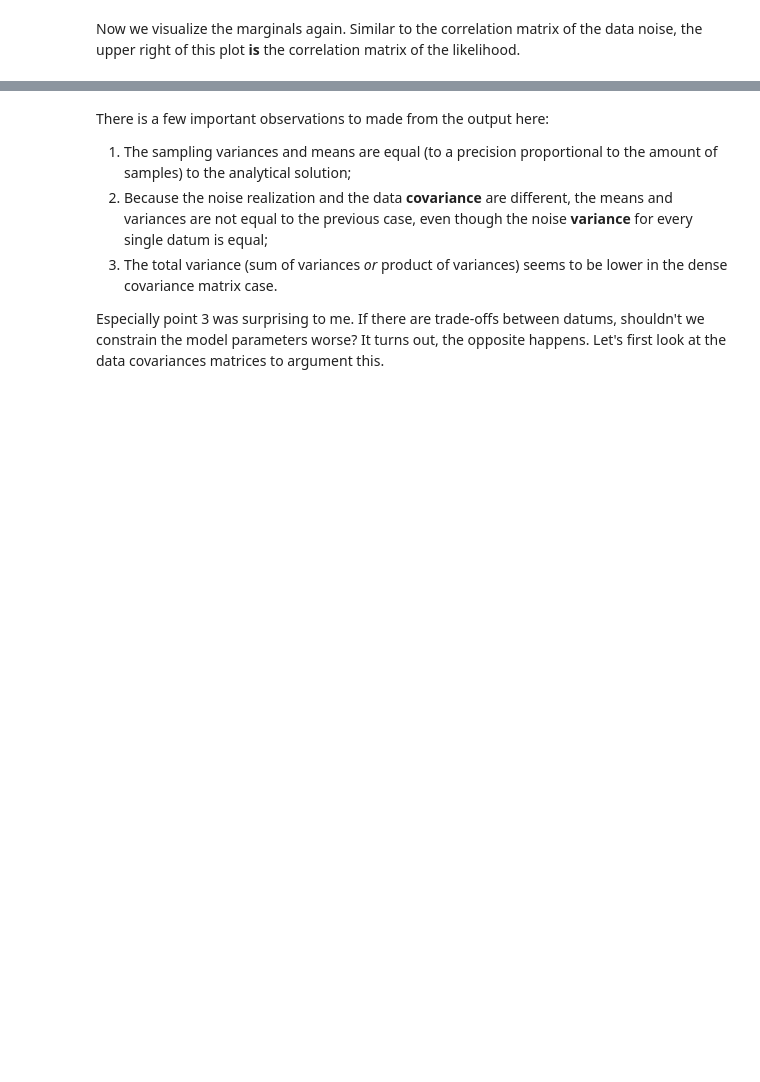
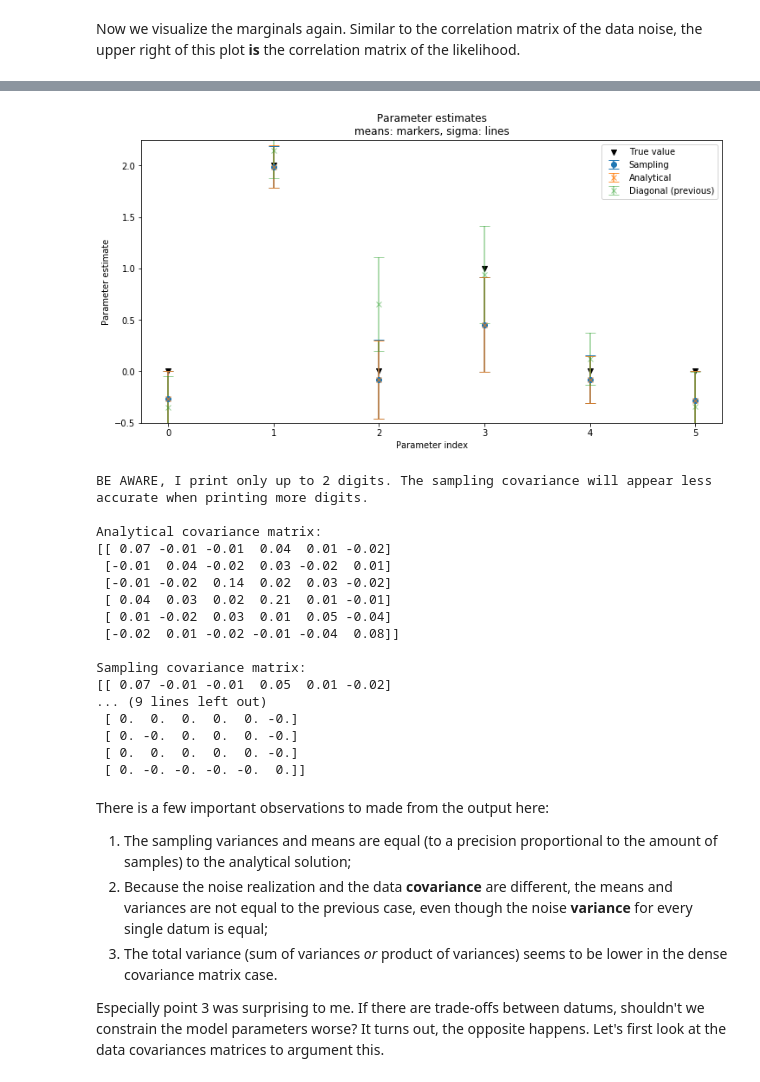
Before and after one commit to larsgeb/hmclab, a Jupyter notebook: examples/notebooks/2 - Gaussian inverse problems - sparse forward operator.ipynb, the cells around one changed output, grey strips where cells are left out. Cells and saved outputs as stored; diff of their text form; code cells hidden in the pictures; blank space fills up the shorter version.

```diff
--- a/examples/notebooks/2 - Gaussian inverse problems - sparse forward operator.ipynb
+++ b/examples/notebooks/2 - Gaussian inverse problems - sparse forward operator.ipynb
@@ -391,11 +383,7 @@ KeyboardInterrupt:
 fig, ax = plt.subplots(figsize=(12, 6))
 
 ax.scatter(
-    numpy.arange(m_true.size),
-    m_true,
-    label="True value",
-    marker="v",
-    color="k",
+    numpy.arange(m_true.size), m_true, label="True value", marker="v", color="k",
 )
 
 ax.errorbar(
@@ -421,34 +409,53 @@ ax.errorbar(
     numpy.arange(MEAN.size),
     MEAN,
     yerr=numpy.diag(SIGMA),
     fmt="x",
     capsize=6,
     label="Diagonal (previous)",
     alpha=0.5,
 )
 
 ax.legend()
-ax.set_ylim([-.5, 2.25])
+ax.set_ylim([-0.5, 2.25])
 ax.set_ylabel("Parameter estimate")
 ax.set_xlabel("Parameter index")
 ax.set_title("Parameter estimates\nmeans: markers, sigma: lines")
 plt.show()
 
 print(
     "BE AWARE, I print only up to 2 digits. "
     "The sampling covariance will appear less "
     "accurate when printing more digits."
 )
 print()
 print("Analytical covariance matrix:")
 print(dense_COV)
 print()
 print("Sampling covariance matrix:")
 print(sampling_dense_COV)
 
 print()
 print("Difference:")
 print(sampling_dense_COV - dense_COV)
+# %% [output]
+[figure, added]
+BE AWARE, I print only up to 2 digits. The sampling covariance will appear less accurate when printing more digits.
+
+Analytical covariance matrix:
+[[ 0.07 -0.01 -0.01  0.04  0.01 -0.02]
+ [-0.01  0.04 -0.02  0.03 -0.02  0.01]
+ [-0.01 -0.02  0.14  0.02  0.03 -0.02]
+ [ 0.04  0.03  0.02  0.21  0.01 -0.01]
+ [ 0.01 -0.02  0.03  0.01  0.05 -0.04]
+ [-0.02  0.01 -0.02 -0.01 -0.04  0.08]]
+
+Sampling covariance matrix:
+[[ 0.07 -0.01 -0.01  0.05  0.01 -0.02]
+... (9 lines left out)
+ [ 0.  0.  0.  0.  0. -0.]
+ [ 0. -0.  0.  0.  0. -0.]
+ [ 0.  0.  0.  0.  0. -0.]
+ [ 0. -0. -0. -0. -0.  0.]]
 # %% [markdown]
 There is a few important observations to made from the output here:
 
```
Also changed, not shown: parts of 30 cells of this notebook, 5 other files.
